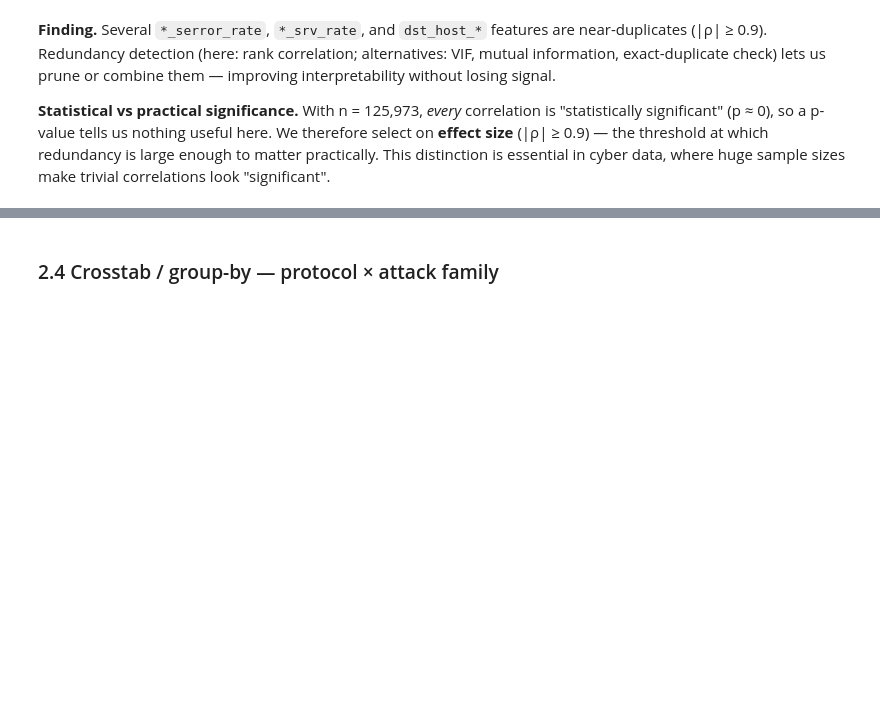
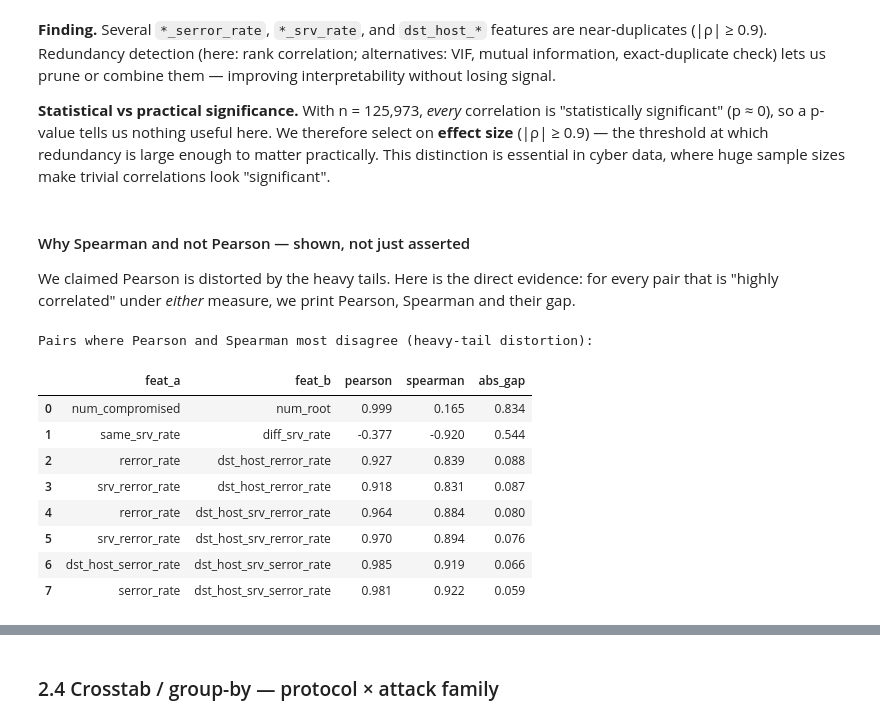
Before and after one commit to yosefshanaa/DataCyber, a Jupyter notebook: notebooks/analysis.ipynb, the cells around one changed output, grey strips where cells are left out. Drawn from its saved outputs; the diff is of its cells as text; code cells hidden in the pictures; blank space fills up the shorter version.

```diff
--- a/notebooks/analysis.ipynb
+++ b/notebooks/analysis.ipynb
@@ -272,3 +284,24 @@ significant" (p ≈ 0), so a p-value tells us nothing useful here. We therefore
 size** (|ρ| ≥ 0.9) — the threshold at which redundancy is large enough to matter practically. This
 distinction is essential in cyber data, where huge sample sizes make trivial correlations look
 "significant".
+# %% [markdown]
+#### Why Spearman and not Pearson — shown, not just asserted
+
+We claimed Pearson is distorted by the heavy tails. Here is the direct evidence: for every pair
+that is "highly correlated" under *either* measure, we print Pearson, Spearman and their gap.
+# %%
+cmp_corr = eda.compare_correlation_methods(train, numeric_feats, threshold=0.9)
+RESULTS["pearson_vs_spearman"] = cmp_corr.to_dict("records")
+print("Pairs where Pearson and Spearman most disagree (heavy-tail distortion):")
+display(cmp_corr.head(8))
+# %% [output]
+Pairs where Pearson and Spearman most disagree (heavy-tail distortion):
+|  | feat_a | feat_b | pearson | spearman | abs_gap |
+| 0 | num_compromised | num_root | 0.999 | 0.165 | 0.834 |
+| 1 | same_srv_rate | diff_srv_rate | -0.377 | -0.920 | 0.544 |
+| 2 | rerror_rate | dst_host_rerror_rate | 0.927 | 0.839 | 0.088 |
+| 3 | srv_rerror_rate | dst_host_rerror_rate | 0.918 | 0.831 | 0.087 |
+| 4 | rerror_rate | dst_host_srv_rerror_rate | 0.964 | 0.884 | 0.080 |
+| 5 | srv_rerror_rate | dst_host_srv_rerror_rate | 0.970 | 0.894 | 0.076 |
+| 6 | dst_host_serror_rate | dst_host_srv_serror_rate | 0.985 | 0.919 | 0.066 |
+| 7 | serror_rate | dst_host_srv_serror_rate | 0.981 | 0.922 | 0.059 |
```
Also changed, not shown: parts of 16 cells of this notebook, 11 other files.
